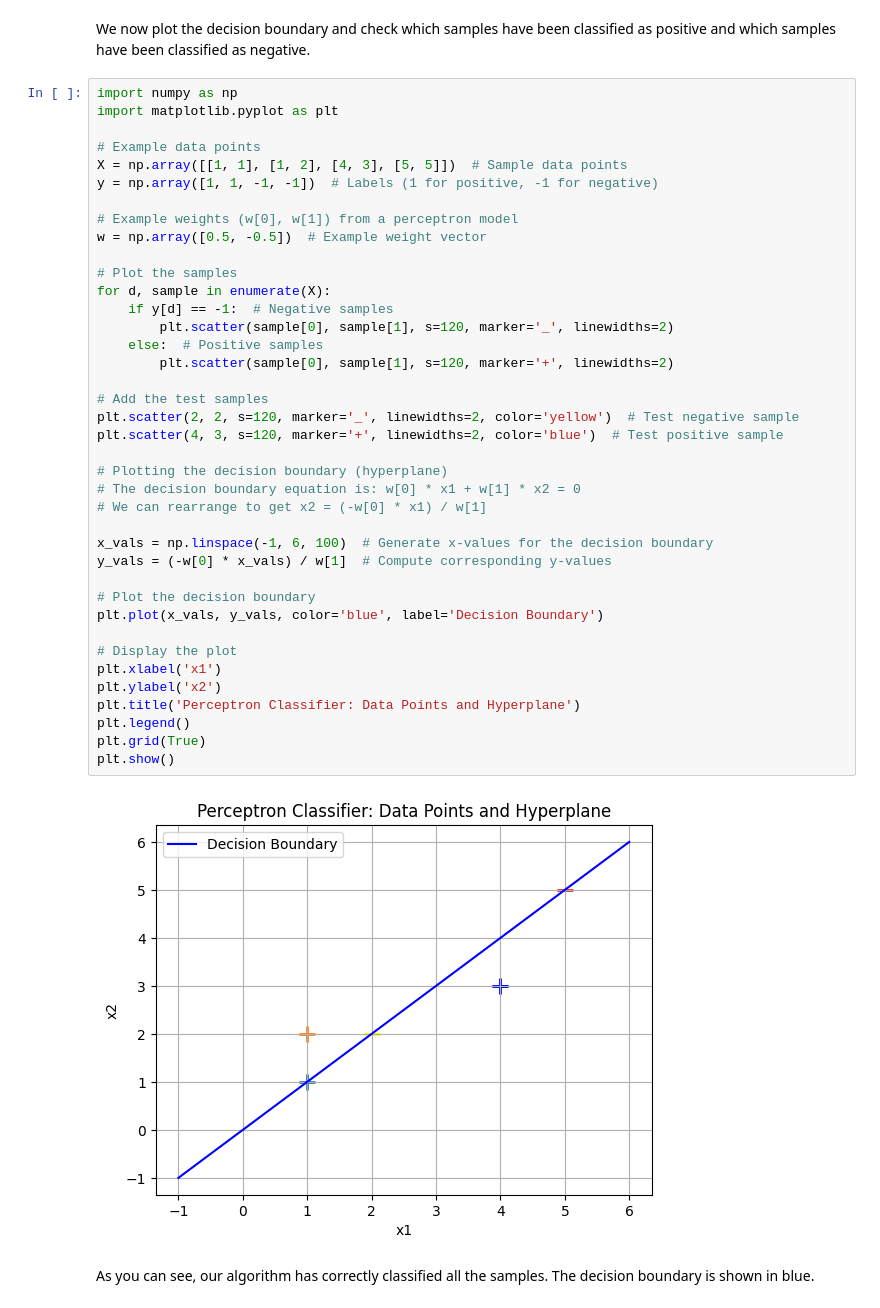
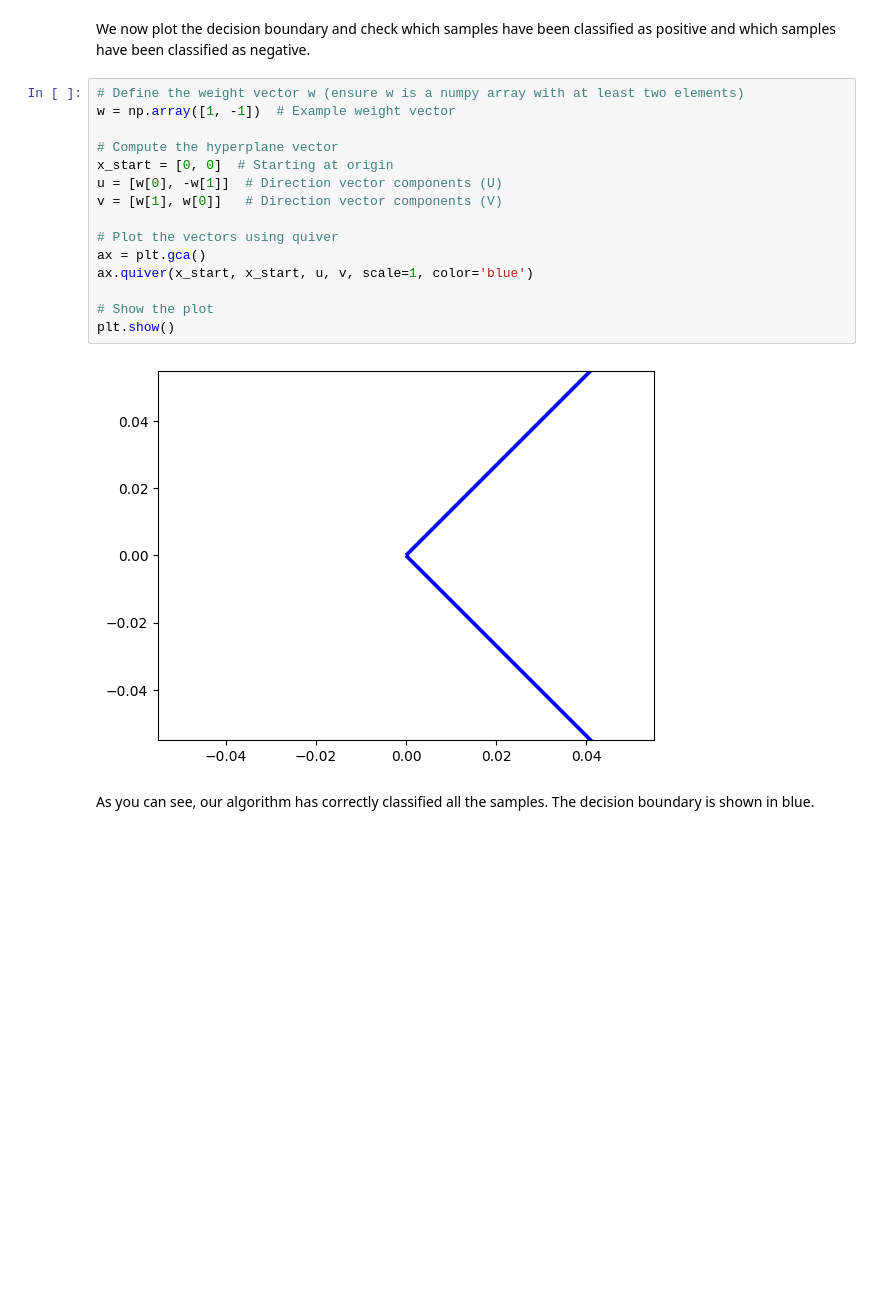
Before and after one commit to Lakshmiluck2/FMMLAB-PROJECTS, a Jupyter notebook: FMML_Module4_Lab1_June2024.ipynb, the cells around one changed output. Cells and saved outputs as stored; diff of their text form; blank space fills up the shorter version.

```diff
--- a/FMML_Module4_Lab1_June2024.ipynb
+++ b/FMML_Module4_Lab1_June2024.ipynb
@@ -100,47 +100,23 @@ w = perceptron_algo_plot(X, y)
 [figure]
 # %% [markdown]
 We now plot the decision boundary and check which samples have been classified as positive and which samples have been classified as negative.
-# %%
-import numpy as np
-import matplotlib.pyplot as plt
-
-# Example data points
-X = np.array([[1, 1], [1, 2], [4, 3], [5, 5]])  # Sample data points
-y = np.array([1, 1, -1, -1])  # Labels (1 for positive, -1 for negative)
-
-# Example weights (w[0], w[1]) from a perceptron model
-w = np.array([0.5, -0.5])  # Example weight vector
-
-# Plot the samples
-for d, sample in enumerate(X):
-    if y[d] == -1:  # Negative samples
-        plt.scatter(sample[0], sample[1], s=120, marker='_', linewidths=2)
-    else:  # Positive samples
-        plt.scatter(sample[0], sample[1], s=120, marker='+', linewidths=2)
-
-# Add the test samples
-plt.scatter(2, 2, s=120, marker='_', linewidths=2, color='yellow')  # Test negative sample
-plt.scatter(4, 3, s=120, marker='+', linewidths=2, color='blue')  # Test positive sample
-
-# Plotting the decision boundary (hyperplane)
-# The decision boundary equation is: w[0] * x1 + w[1] * x2 = 0
-# We can rearrange to get x2 = (-w[0] * x1) / w[1]
-
-x_vals = np.linspace(-1, 6, 100)  # Generate x-values for the decision boundary
-y_vals = (-w[0] * x_vals) / w[1]  # Compute corresponding y-values
-
-# Plot the decision boundary
-plt.plot(x_vals, y_vals, color='blue', label='Decision Boundary')
-
-# Display the plot
-plt.xlabel('x1')
-plt.ylabel('x2')
-plt.title('Perceptron Classifier: Data Points and Hyperplane')
-plt.legend()
-plt.grid(True)
-plt.show()
-# %% [output]
-[figure, removed]
+# %%
+# Define the weight vector w (ensure w is a numpy array with at least two elements)
+w = np.array([1, -1])  # Example weight vector
+
+# Compute the hyperplane vector
+x_start = [0, 0]  # Starting at origin
+u = [w[0], -w[1]]  # Direction vector components (U)
+v = [w[1], w[0]]   # Direction vector components (V)
+
+# Plot the vectors using quiver
+ax = plt.gca()
+ax.quiver(x_start, x_start, u, v, scale=1, color='blue')
+
+# Show the plot
+plt.show()
+# %% [output]
+[figure, added]
 # %% [markdown]
 As you can see, our algorithm has correctly classified all the samples. The decision boundary is shown in blue.
 # %% [markdown]
```
Also changed, not shown: parts of 1 cell of this notebook.
